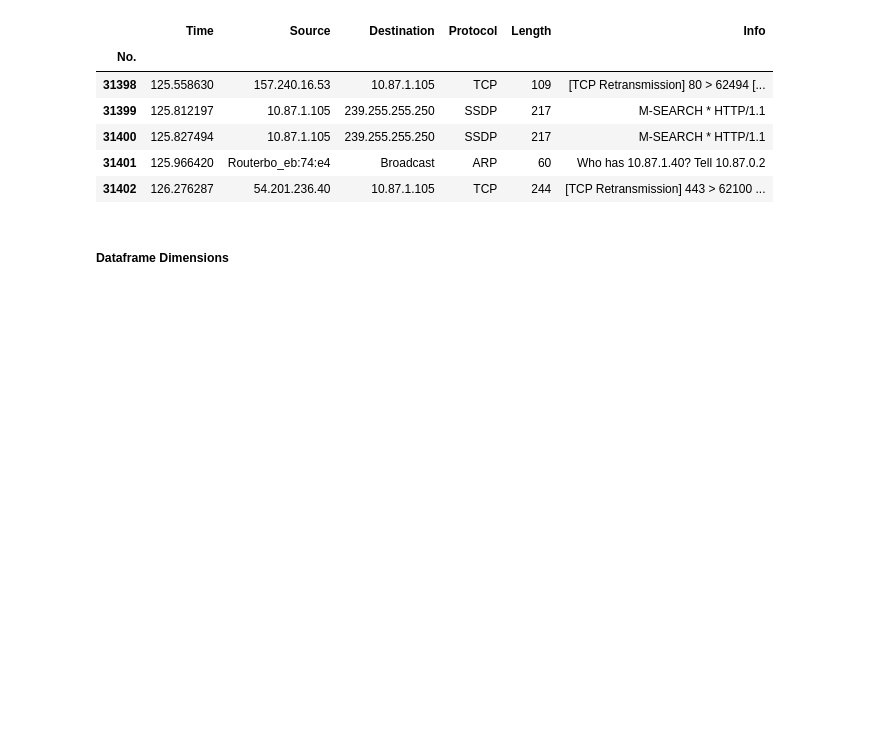
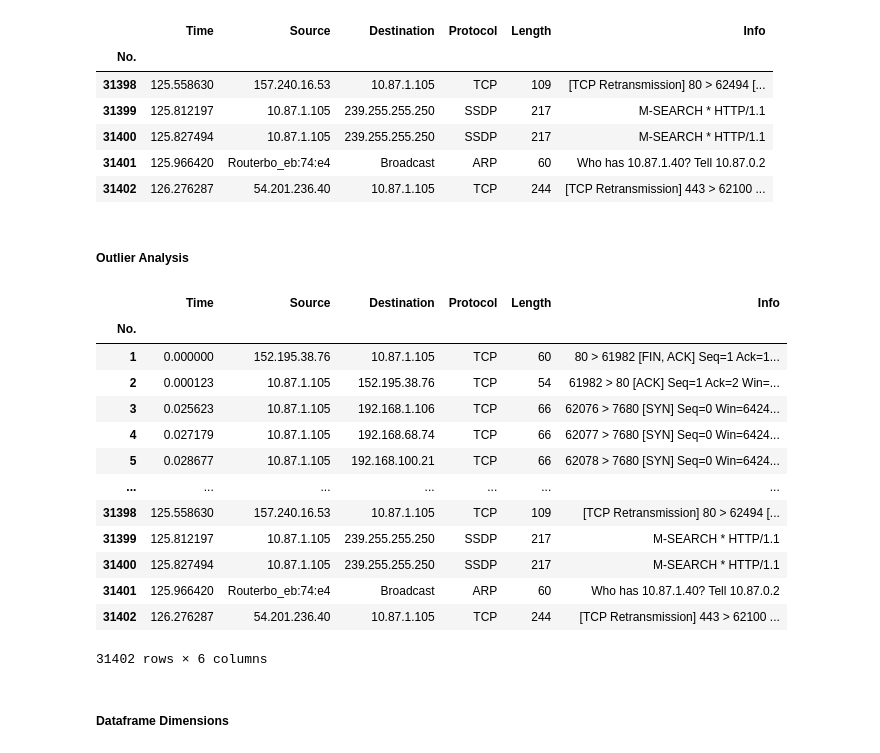
Before and after one commit to RampageousRJ/Network-Traffic-Analysis, a Jupyter notebook: traffic_data.ipynb, the cells around one changed output. Drawn from its saved outputs; the diff is of its cells as text; code cells hidden in the pictures; blank space fills up the shorter version.

```diff
--- a/traffic_data.ipynb
+++ b/traffic_data.ipynb
@@ -61,6 +61,52 @@ df.tail()
 | 31400 | 125.827494 | 10.87.1.105 | 239.255.255.250 | SSDP | 217 | M-SEARCH * HTTP/1.1 |
 | 31401 | 125.966420 | Routerbo_eb:74:e4 | Broadcast | ARP | 60 | Who has 10.87.1.40? Tell 10.87.0.2 |
 | 31402 | 126.276287 | 54.201.236.40 | 10.87.1.105 | TCP | 244 | [TCP Retransmission] 443 > 62100 ... |
+# %% [markdown]
+##### Outlier Analysis
+# %%
+protocol_number = {}
+protocol_length = {}
+j=0
+for i in df['Protocol']:
+    if i not in protocol_number:
+        protocol_number[i]=1
+    else:
+        protocol_number[i]+=1
+    if i not in protocol_length:
+        protocol_length[i]=df.iat[j,4]
+    else:
+        protocol_length[i]+=df.iat[j,4]
+    j+=1
+protocol_avg = {}
+for i in protocol_number:
+    protocol_avg[i]=(protocol_length[i]/protocol_number[i])
+length_list = []
+for i in protocol_avg.keys():
+    length_list.append(df[df['Protocol']==i].Length)
+plt.boxplot(df['Length'])
+# q75,q25 = np.percentile(df['Length'],[75,25])
+# iqr = q75 - q25
+# min = q25 - (iqr*1.5)
+# max = q75 + (iqr*1.5)
+# df = df.drop(df[df['Length'] < min].index)
+# df = df.drop(df[df['Length'] > max].index)
+# df
+# plt.show()
+# %% [output]
+|  | Time | Source | Destination | Protocol | Length | Info |
+| No. |  |  |  |  |  |  |
+| 1 | 0.000000 | 152.195.38.76 | 10.87.1.105 | TCP | 60 | 80 > 61982 [FIN, ACK] Seq=1 Ack=1... |
+| 2 | 0.000123 | 10.87.1.105 | 152.195.38.76 | TCP | 54 | 61982 > 80 [ACK] Seq=1 Ack=2 Win=... |
+| 3 | 0.025623 | 10.87.1.105 | 192.168.1.106 | TCP | 66 | 62076 > 7680 [SYN] Seq=0 Win=6424... |
+| 4 | 0.027179 | 10.87.1.105 | 192.168.68.74 | TCP | 66 | 62077 > 7680 [SYN] Seq=0 Win=6424... |
+| 5 | 0.028677 | 10.87.1.105 | 192.168.100.21 | TCP | 66 | 62078 > 7680 [SYN] Seq=0 Win=6424... |
+| ... | ... | ... | ... | ... | ... | ... |
+| 31398 | 125.558630 | 157.240.16.53 | 10.87.1.105 | TCP | 109 | [TCP Retransmission] 80 > 62494 [... |
+| 31399 | 125.812197 | 10.87.1.105 | 239.255.255.250 | SSDP | 217 | M-SEARCH * HTTP/1.1 |
+| 31400 | 125.827494 | 10.87.1.105 | 239.255.255.250 | SSDP | 217 | M-SEARCH * HTTP/1.1 |
+| 31401 | 125.966420 | Routerbo_eb:74:e4 | Broadcast | ARP | 60 | Who has 10.87.1.40? Tell 10.87.0.2 |
+| 31402 | 126.276287 | 54.201.236.40 | 10.87.1.105 | TCP | 244 | [TCP Retransmission] 443 > 62100 ... |
+31402 rows × 6 columns
 # %% [markdown]
 ##### Dataframe Dimensions
 # %%
```
Also changed, not shown: parts of 11 cells of this notebook.
